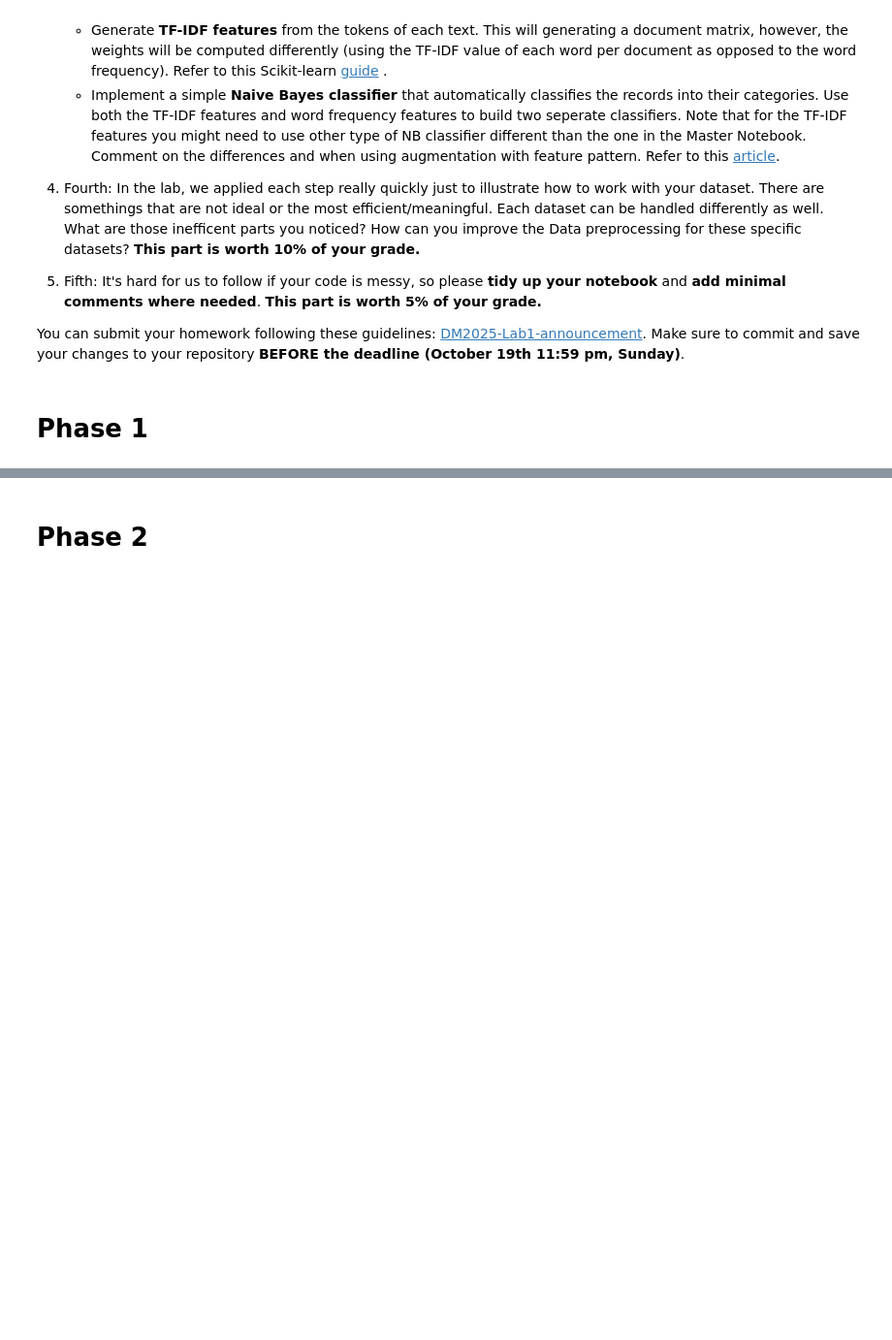
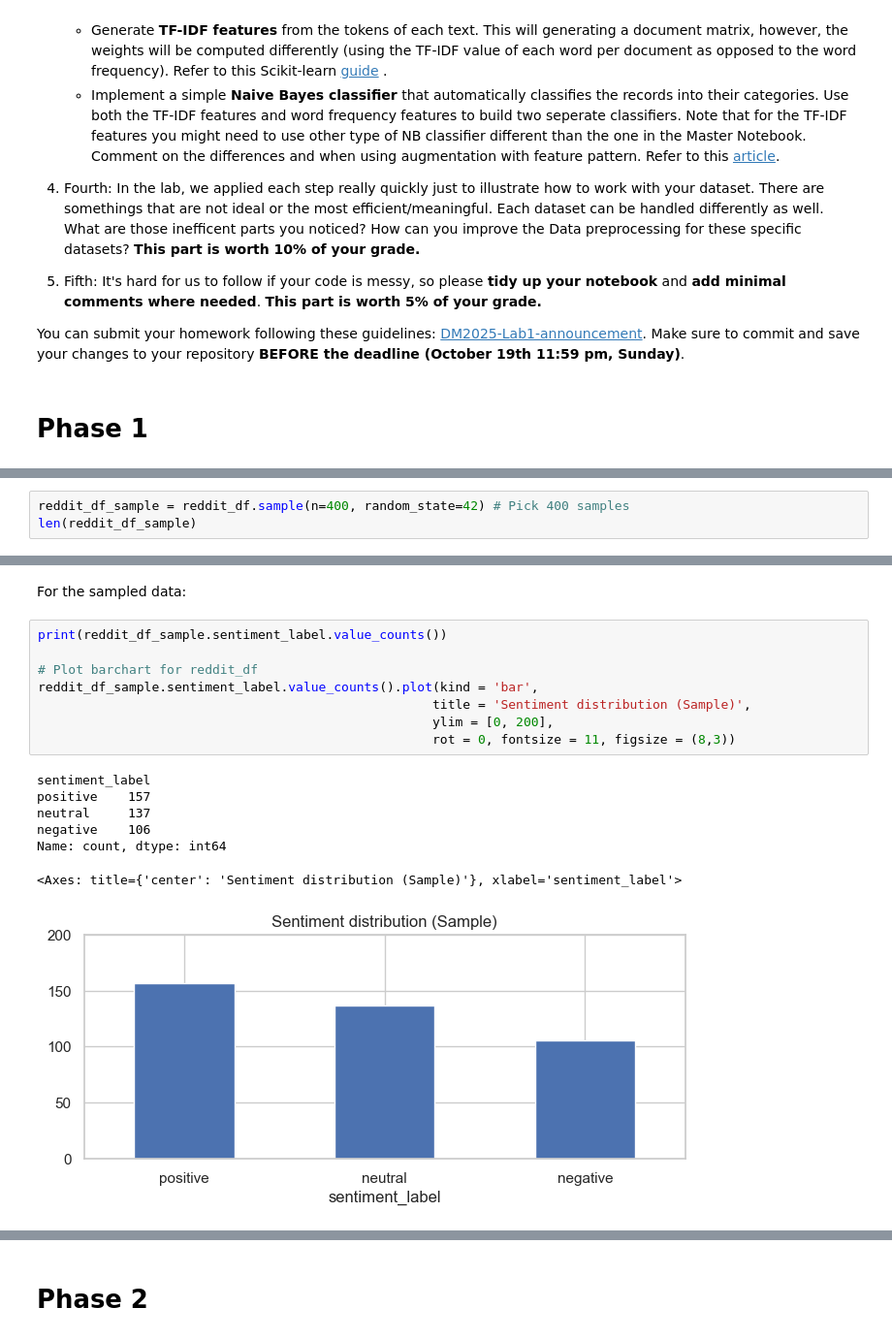
Before and after one commit to chihuan-lin/DM2025-Lab1-Exercise, a Jupyter notebook: DM2025-Lab1-Homework.ipynb, the cells around one changed output, grey strips where cells are left out. Shown at 97% size. Cells and saved outputs as stored; diff of their text form; blank space fills up the shorter version.

```diff
--- a/DM2025-Lab1-Homework.ipynb
+++ b/DM2025-Lab1-Homework.ipynb
@@ -62,0 +355,3 @@ You can submit your homework following these guidelines: [DM2025-Lab1-announceme
+# %%
+reddit_df_sample = reddit_df.sample(n=400, random_state=42) # Pick 400 samples
+len(reddit_df_sample)
@@ -62,0 +402,18 @@ You can submit your homework following these guidelines: [DM2025-Lab1-announceme
+# %% [markdown]
+For the sampled data:
+# %%
+print(reddit_df_sample.sentiment_label.value_counts())
+
+# Plot barchart for reddit_df
+reddit_df_sample.sentiment_label.value_counts().plot(kind = 'bar',
+                                                    title = 'Sentiment distribution (Sample)',
+                                                    ylim = [0, 200],
+                                                    rot = 0, fontsize = 11, figsize = (8,3))
+# %% [output]
+sentiment_label
+positive    157
+neutral     137
+negative    106
+Name: count, dtype: int64
+<Axes: title={'center': 'Sentiment distribution (Sample)'}, xlabel='sentiment_label'>
+[figure, added]
```
Also changed, not shown: parts of 123 cells of this notebook, 1 other file.
